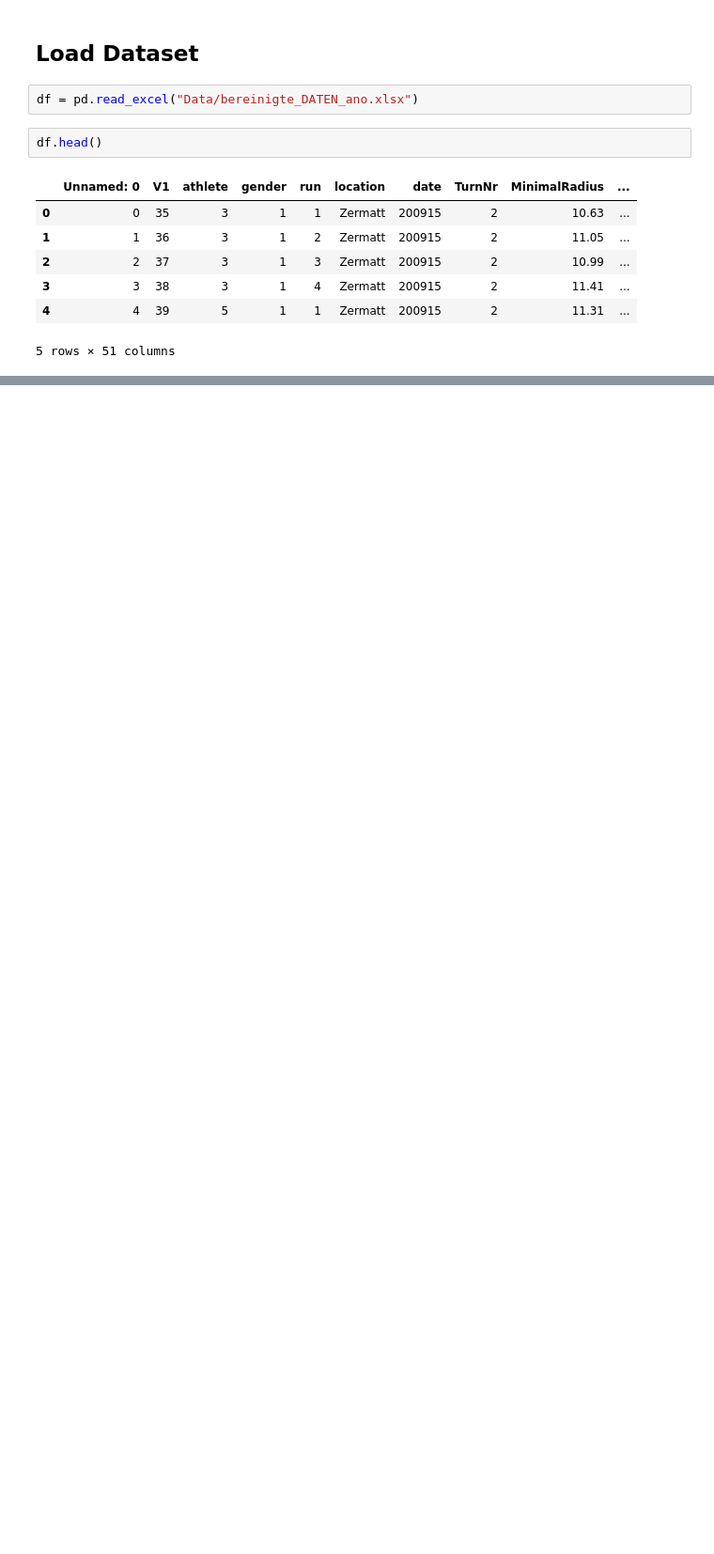
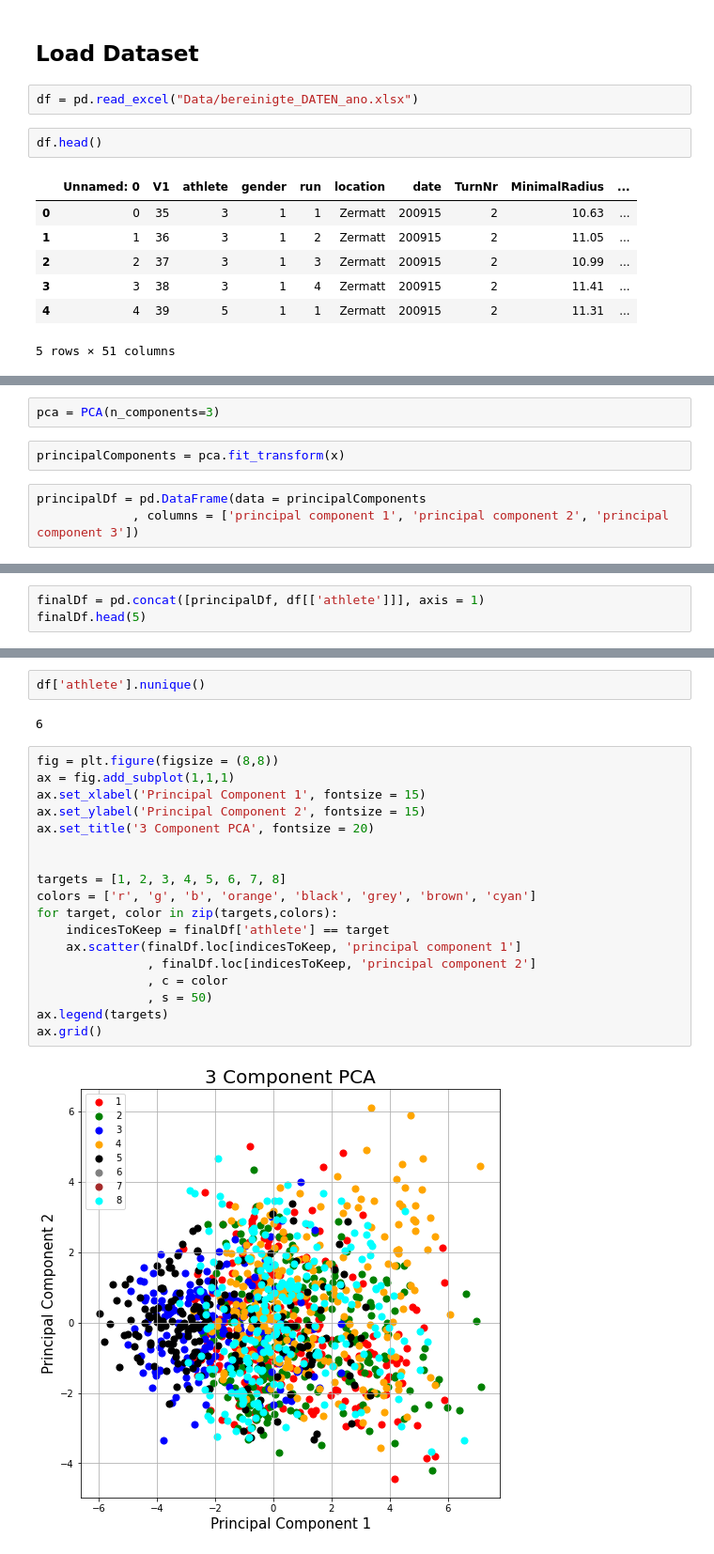
Before and after one commit to AnonymousCrux/course_setting, a Jupyter notebook: PCA_CM.ipynb, the cells around one changed output, grey strips where cells are left out. Shown at 94% size. Cells and saved outputs as stored; diff of their text form; blank space fills up the shorter version.

```diff
--- a/PCA_CM.ipynb
+++ b/PCA_CM.ipynb
@@ -23,0 +94,7 @@ df.head()
+# %%
+pca = PCA(n_components=3)
+# %%
+principalComponents = pca.fit_transform(x)
+# %%
+principalDf = pd.DataFrame(data = principalComponents
+             , columns = ['principal component 1', 'principal component 2', 'principal component 3'])
@@ -23,0 +119,3 @@ df.head()
+# %%
+finalDf = pd.concat([principalDf, df[['athlete']]], axis = 1)
+finalDf.head(5)
@@ -23,0 +131,24 @@ df.head()
+# %%
+df['athlete'].nunique()
+# %% [output]
+6
+# %%
+fig = plt.figure(figsize = (8,8))
+ax = fig.add_subplot(1,1,1)
+ax.set_xlabel('Principal Component 1', fontsize = 15)
+ax.set_ylabel('Principal Component 2', fontsize = 15)
+ax.set_title('3 Component PCA', fontsize = 20)
+
+
+targets = [1, 2, 3, 4, 5, 6, 7, 8]
+colors = ['r', 'g', 'b', 'orange', 'black', 'grey', 'brown', 'cyan']
+for target, color in zip(targets,colors):
+    indicesToKeep = finalDf['athlete'] == target
+    ax.scatter(finalDf.loc[indicesToKeep, 'principal component 1']
+               , finalDf.loc[indicesToKeep, 'principal component 2']
+               , c = color
+               , s = 50)
+ax.legend(targets)
+ax.grid()
+# %% [output]
+[figure, added]
```
Also changed, not shown: parts of 18 cells of this notebook, 2 other files.
